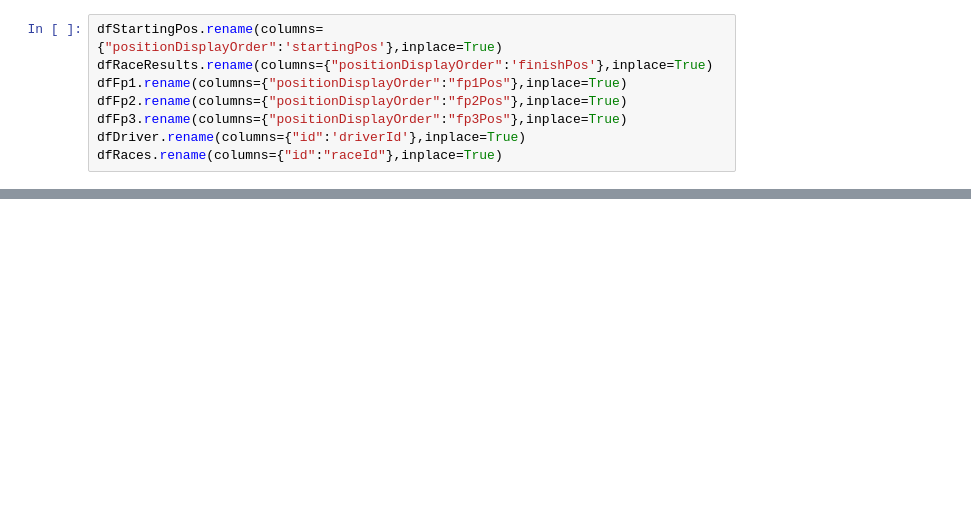
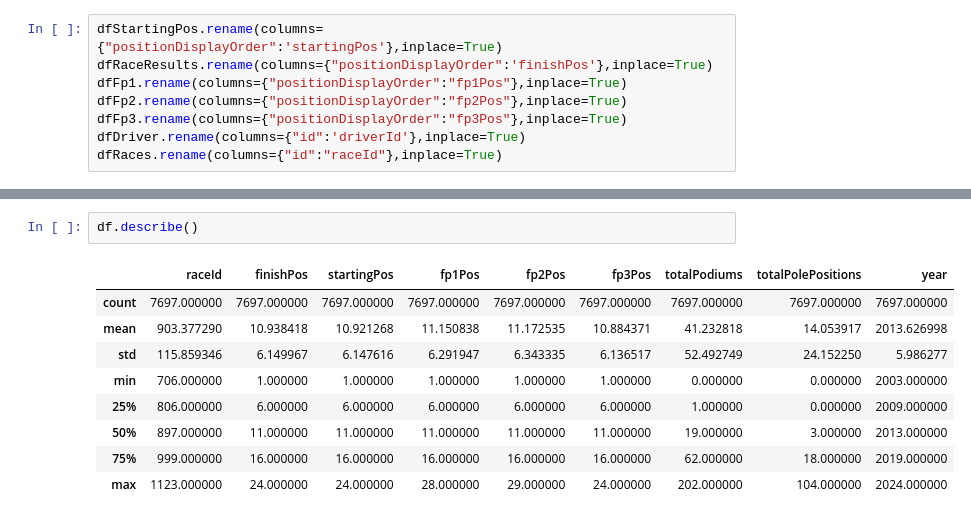
Before and after one commit to BaghettiGH/Predict-F1-Podium, a Jupyter notebook: F1WinnerPrediction.ipynb, the cells around one changed output, grey strips where cells are left out. Cells and saved outputs as stored; diff of their text form; blank space fills up the shorter version.

```diff
--- a/F1WinnerPrediction.ipynb
+++ b/F1WinnerPrediction.ipynb
@@ -115 +136,13 @@ grandPrixId           0
 dtype: int64
+# %%
+df.describe()
+# %% [output]
+|  | raceId | finishPos | startingPos | fp1Pos | fp2Pos | fp3Pos | totalPodiums | totalPolePositions | year |
+| count | 7697.000000 | 7697.000000 | 7697.000000 | 7697.000000 | 7697.000000 | 7697.000000 | 7697.000000 | 7697.000000 | 7697.000000 |
+| mean | 903.377290 | 10.938418 | 10.921268 | 11.150838 | 11.172535 | 10.884371 | 41.232818 | 14.053917 | 2013.626998 |
+| std | 115.859346 | 6.149967 | 6.147616 | 6.291947 | 6.343335 | 6.136517 | 52.492749 | 24.152250 | 5.986277 |
+| min | 706.000000 | 1.000000 | 1.000000 | 1.000000 | 1.000000 | 1.000000 | 0.000000 | 0.000000 | 2003.000000 |
+| 25% | 806.000000 | 6.000000 | 6.000000 | 6.000000 | 6.000000 | 6.000000 | 1.000000 | 0.000000 | 2009.000000 |
+| 50% | 897.000000 | 11.000000 | 11.000000 | 11.000000 | 11.000000 | 11.000000 | 19.000000 | 3.000000 | 2013.000000 |
+| 75% | 999.000000 | 16.000000 | 16.000000 | 16.000000 | 16.000000 | 16.000000 | 62.000000 | 18.000000 | 2019.000000 |
+| max | 1123.000000 | 24.000000 | 24.000000 | 28.000000 | 29.000000 | 24.000000 | 202.000000 | 104.000000 | 2024.000000 |
```
Also changed, not shown: parts of 10 cells of this notebook.
